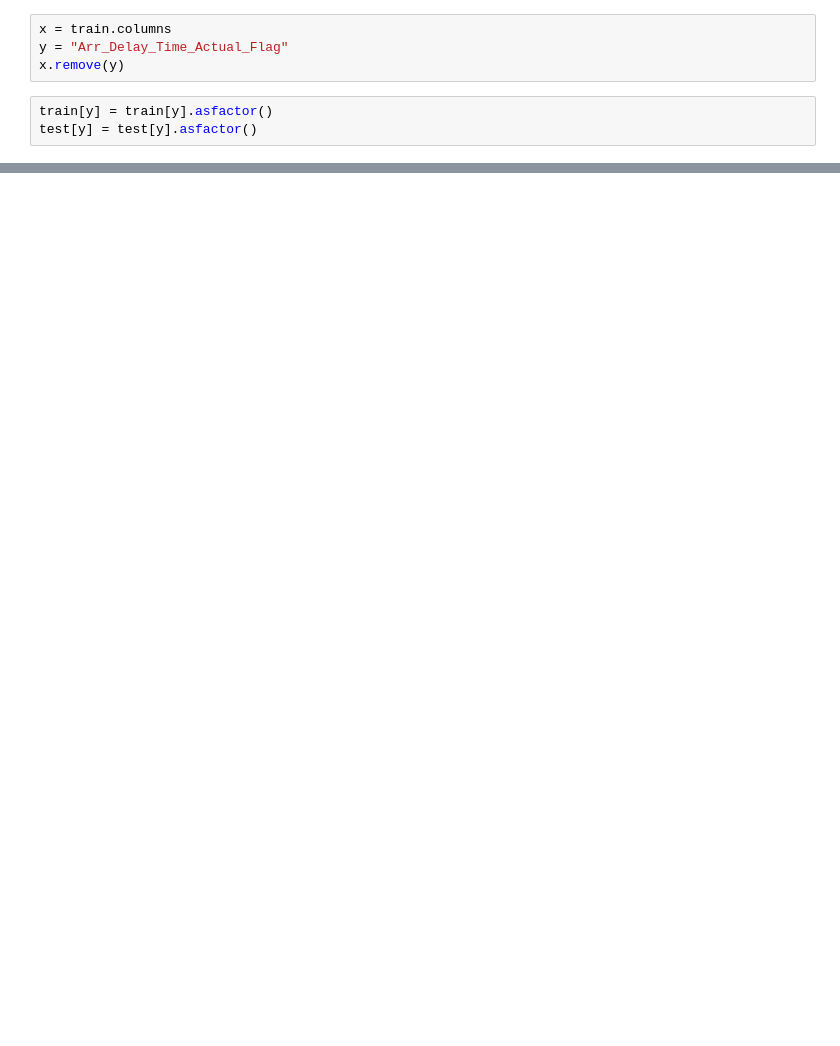
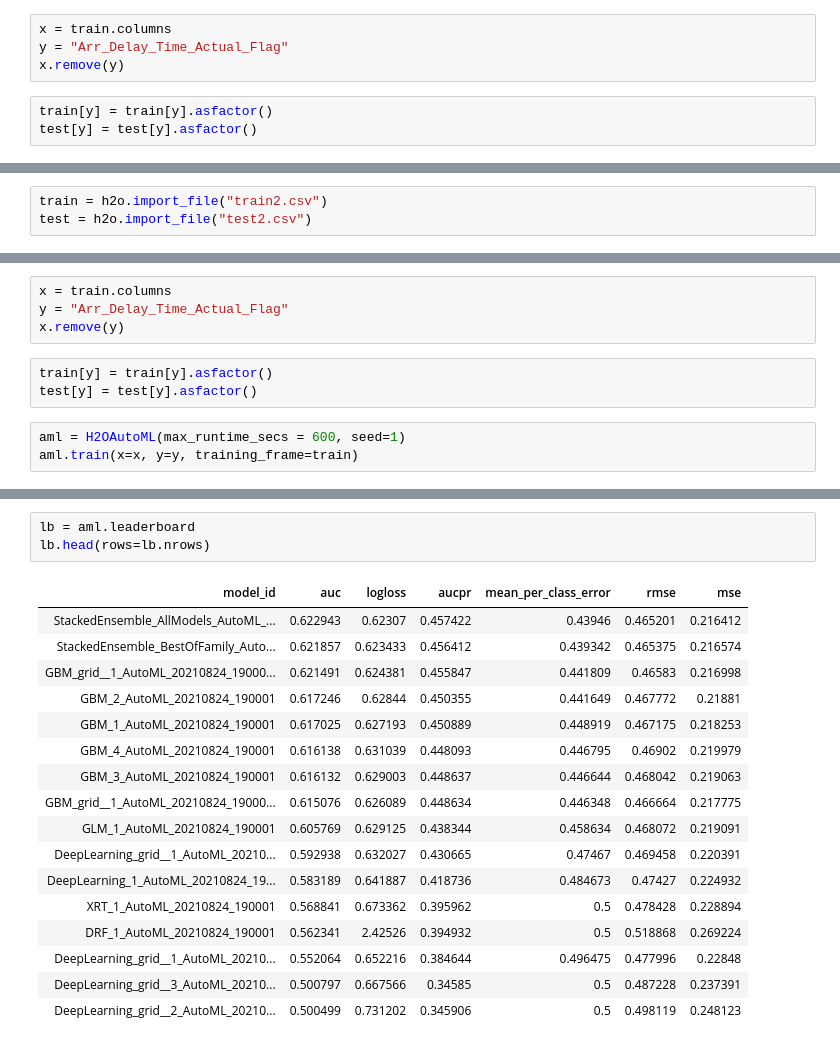
Before and after one commit to andrew-ana/machine-learning-project, a Jupyter notebook: diana_working_directory/p3notebook3.ipynb, the cells around one changed output, grey strips where cells are left out. Drawn from its saved outputs; the diff is of its cells as text; blank space fills up the shorter version.

Commit message:
Auto ML test

```diff
--- a/diana_working_directory/p3notebook3.ipynb
+++ b/diana_working_directory/p3notebook3.ipynb
@@ -257,0 +105,3 @@ Gains/Lift Table: Avg response rate: 34.63 %, avg score: 34.63 %
+# %%
+train = h2o.import_file("train2.csv")
+test = h2o.import_file("test2.csv")
@@ -257,0 +111,10 @@ Gains/Lift Table: Avg response rate: 34.63 %, avg score: 34.63 %
+# %%
+x = train.columns
+y = "Arr_Delay_Time_Actual_Flag"
+x.remove(y)
+# %%
+train[y] = train[y].asfactor()
+test[y] = test[y].asfactor()
+# %%
+aml = H2OAutoML(max_runtime_secs = 600, seed=1)
+aml.train(x=x, y=y, training_frame=train)
@@ -257,0 +130,21 @@ Gains/Lift Table: Avg response rate: 34.63 %, avg score: 34.63 %
+# %%
+lb = aml.leaderboard
+lb.head(rows=lb.nrows)
+# %% [output]
+| model_id | auc | logloss | aucpr | mean_per_class_error | rmse | mse |
+| StackedEnsemble_AllModels_AutoML_... | 0.622943 | 0.62307 | 0.457422 | 0.43946 | 0.465201 | 0.216412 |
+| StackedEnsemble_BestOfFamily_Auto... | 0.621857 | 0.623433 | 0.456412 | 0.439342 | 0.465375 | 0.216574 |
+| GBM_grid__1_AutoML_20210824_19000... | 0.621491 | 0.624381 | 0.455847 | 0.441809 | 0.46583 | 0.216998 |
+| GBM_2_AutoML_20210824_190001 | 0.617246 | 0.62844 | 0.450355 | 0.441649 | 0.467772 | 0.21881 |
+| GBM_1_AutoML_20210824_190001 | 0.617025 | 0.627193 | 0.450889 | 0.448919 | 0.467175 | 0.218253 |
+| GBM_4_AutoML_20210824_190001 | 0.616138 | 0.631039 | 0.448093 | 0.446795 | 0.46902 | 0.219979 |
+| GBM_3_AutoML_20210824_190001 | 0.616132 | 0.629003 | 0.448637 | 0.446644 | 0.468042 | 0.219063 |
+| GBM_grid__1_AutoML_20210824_19000... | 0.615076 | 0.626089 | 0.448634 | 0.446348 | 0.466664 | 0.217775 |
+| GLM_1_AutoML_20210824_190001 | 0.605769 | 0.629125 | 0.438344 | 0.458634 | 0.468072 | 0.219091 |
+| DeepLearning_grid__1_AutoML_20210... | 0.592938 | 0.632027 | 0.430665 | 0.47467 | 0.469458 | 0.220391 |
+| DeepLearning_1_AutoML_20210824_19... | 0.583189 | 0.641887 | 0.418736 | 0.484673 | 0.47427 | 0.224932 |
+| XRT_1_AutoML_20210824_190001 | 0.568841 | 0.673362 | 0.395962 | 0.5 | 0.478428 | 0.228894 |
+| DRF_1_AutoML_20210824_190001 | 0.562341 | 2.42526 | 0.394932 | 0.5 | 0.518868 | 0.269224 |
+| DeepLearning_grid__1_AutoML_20210... | 0.552064 | 0.652216 | 0.384644 | 0.496475 | 0.477996 | 0.22848 |
+| DeepLearning_grid__3_AutoML_20210... | 0.500797 | 0.667566 | 0.34585 | 0.5 | 0.487228 | 0.237391 |
+| DeepLearning_grid__2_AutoML_20210... | 0.500499 | 0.731202 | 0.345906 | 0.5 | 0.498119 | 0.248123 |
```
Also changed, not shown: parts of 17 cells of this notebook, 2 other files.
